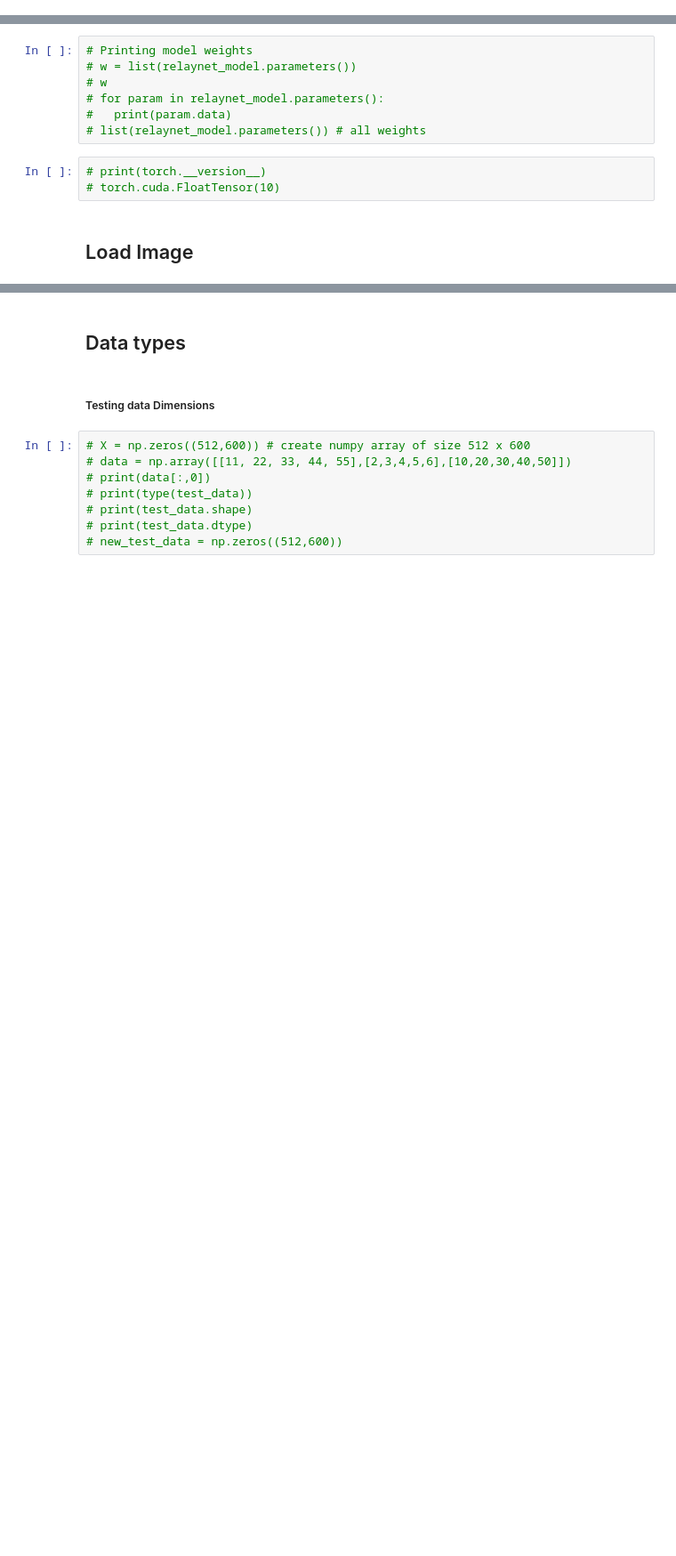
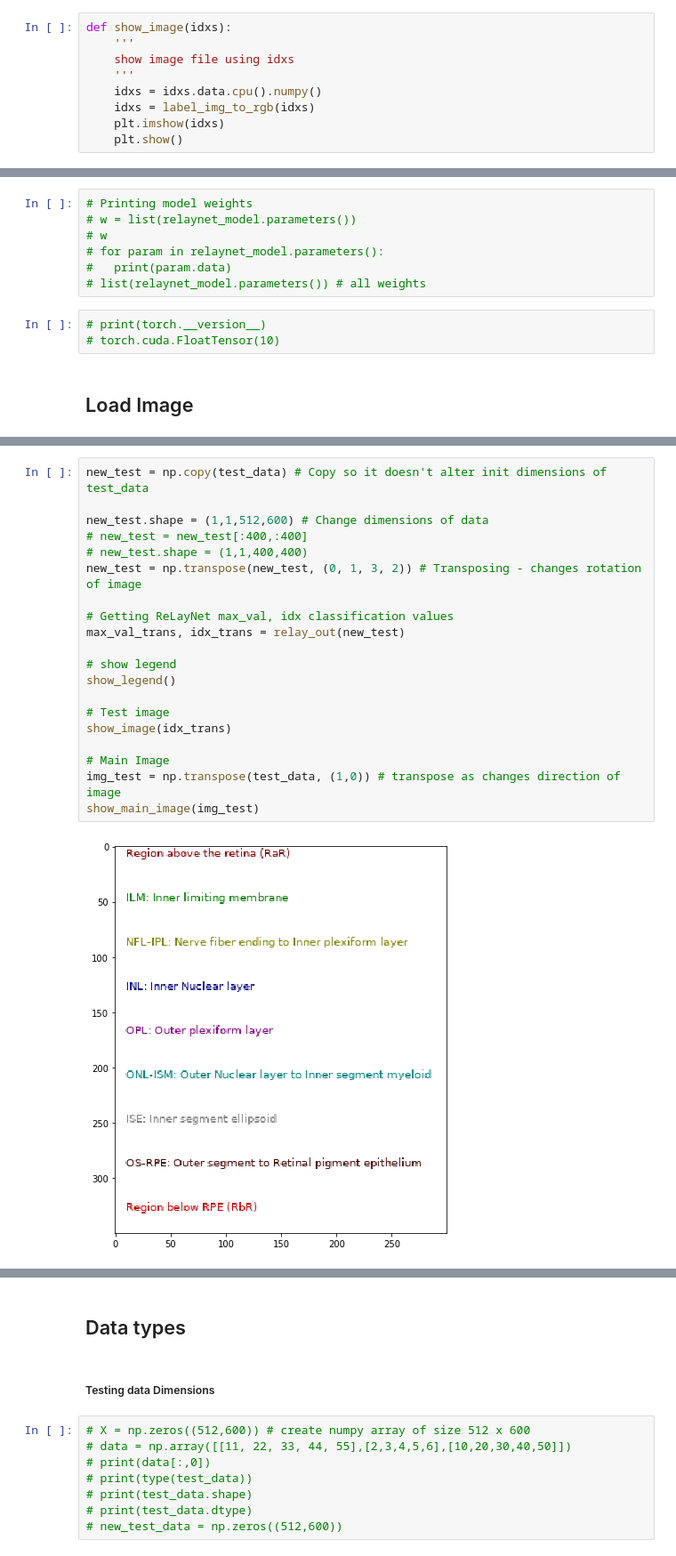
Before and after one commit to simasima121/relaynet_pytorch, a Jupyter notebook: Sim_Run_Relaynet.ipynb, the cells around one changed output, grey strips where cells are left out. Shown at 89% size. Drawn from its saved outputs; the diff is of its cells as text; blank space fills up the shorter version.

```diff
--- a/Sim_Run_Relaynet.ipynb
+++ b/Sim_Run_Relaynet.ipynb
@@ -29,0 +77,9 @@ cwd = os.getcwd()
+# %%
+def show_image(idxs):
+    '''
+    show image file using idxs
+    '''
+    idxs = idxs.data.cpu().numpy()
+    idxs = label_img_to_rgb(idxs)
+    plt.imshow(idxs)
+    plt.show()
@@ -290,0 +299,22 @@ def segment(test_data, x, y):
+# %%
+new_test = np.copy(test_data) # Copy so it doesn't alter init dimensions of test_data
+
+new_test.shape = (1,1,512,600) # Change dimensions of data
+# new_test = new_test[:400,:400]
+# new_test.shape = (1,1,400,400)
+new_test = np.transpose(new_test, (0, 1, 3, 2)) # Transposing - changes rotation of image
+
+# Getting ReLayNet max_val, idx classification values
+max_val_trans, idx_trans = relay_out(new_test)
+
+# show legend
+show_legend()
+
+# Test image
+show_image(idx_trans)
+
+# Main Image
+img_test = np.transpose(test_data, (1,0)) # transpose as changes direction of image
+show_main_image(img_test)
+# %% [output]
+[figure, added]
```
Also changed, not shown: parts of 58 cells of this notebook, 3 other files.
